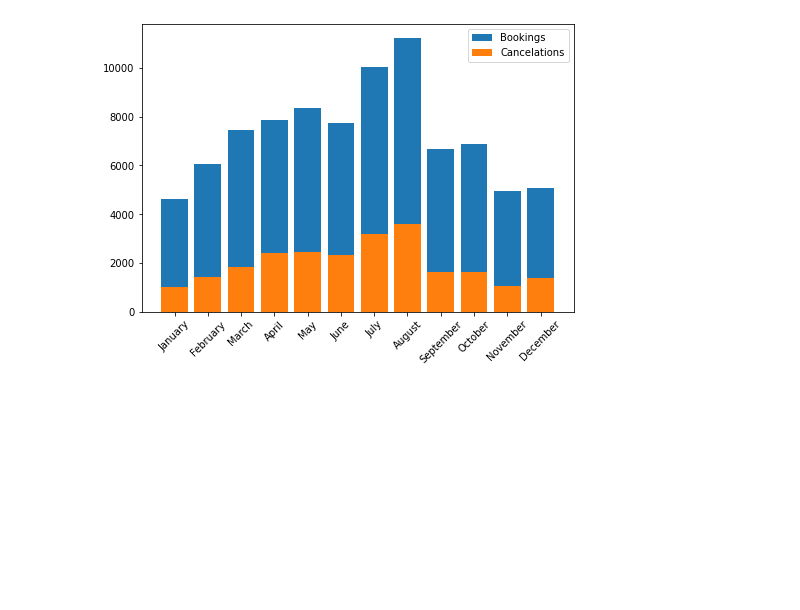
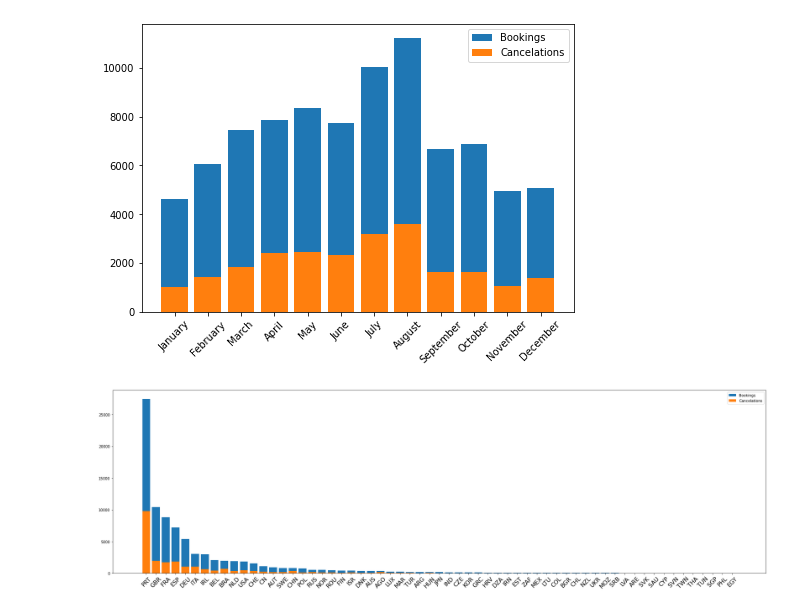
Before and after one commit to avni510/cse258, a Jupyter notebook: avni/Exploratory Analysis.ipynb, the cells around one changed output. Saved outputs shown, nothing was run; the diff lists cells and outputs as text; code cells hidden in the pictures; blank space fills up the shorter version.

Commit message:
added country to analysis

```diff
--- a/avni/Exploratory Analysis.ipynb
+++ b/avni/Exploratory Analysis.ipynb
@@ -71,3 +74,38 @@ plt.legend()
 plt.show()
 # %% [output]
 [figure]
+# %%
+country_counts = df['country'].value_counts()
+country_counts_dict = dict(country_counts)
+
+subset_df = df[df["is_canceled"] == 1]
+country_counts_subset = subset_df['country'].value_counts()
+country_counts_dict_subset = dict(country_counts_subset)
+
+
+x_values = country_counts_dict.keys()
+y_values_1 = [country_counts_dict[country] for country in x_values]
+
+zipped_vals = list(zip(x_values, y_values_1))
+filtered_vals = list(filter(lambda tup: tup[1] > 40, zipped_vals))
+
+x_values = [tup[0] for tup in filtered_vals]
+y_values_1 = [tup[1] for tup in filtered_vals]
+
+y_values_2 = [country_counts_dict_subset.get(country, 0) for country in x_values]
+
+
+
+fig = plt.figure()
+fig.set_figwidth(25)
+fig.set_figheight(7)
+plot = fig.add_axes([0, 0, 1, 1])
+plot.bar(x_values,y_values_1, align='center', width=.8, label = 'Bookings')
+plot.bar(x_values,y_values_2, align='center', width=.8, label = 'Cancelations')
+
+plt.xticks(rotation = 45, fontsize = 16)
+
+plt.legend()
+plt.show()
+# %% [output]
+[figure, added]
```
Also changed, not shown: parts of 1 cell of this notebook.
